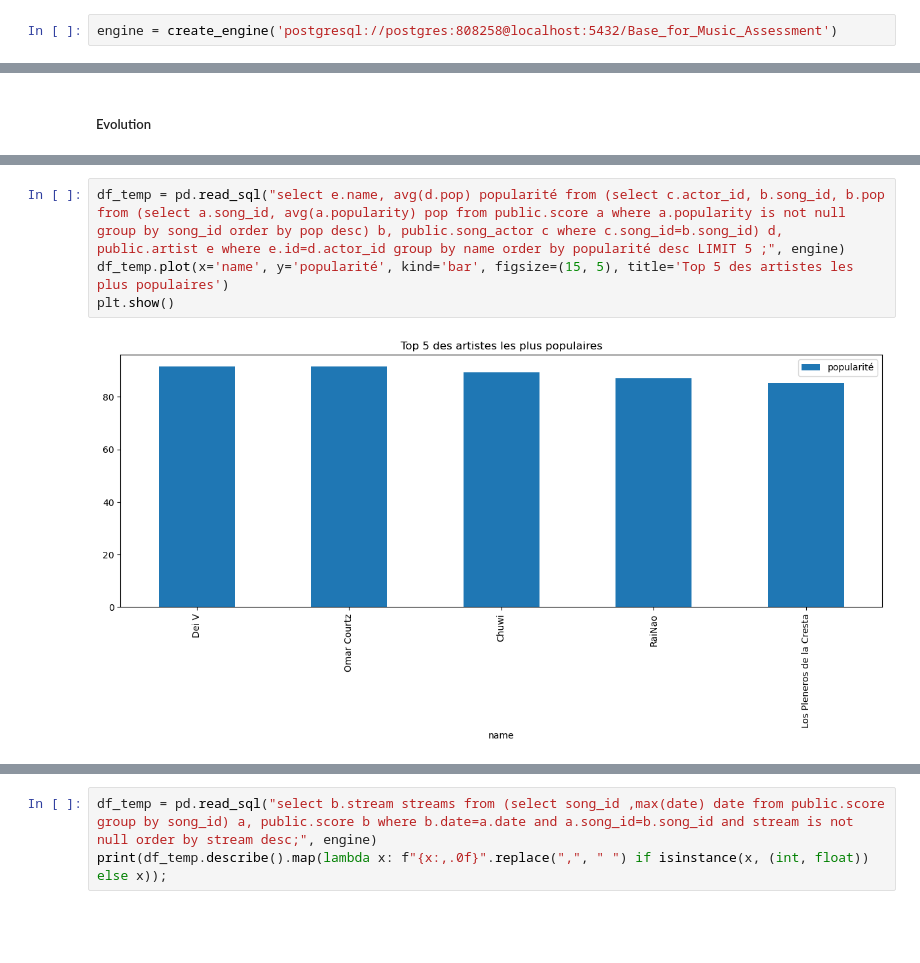
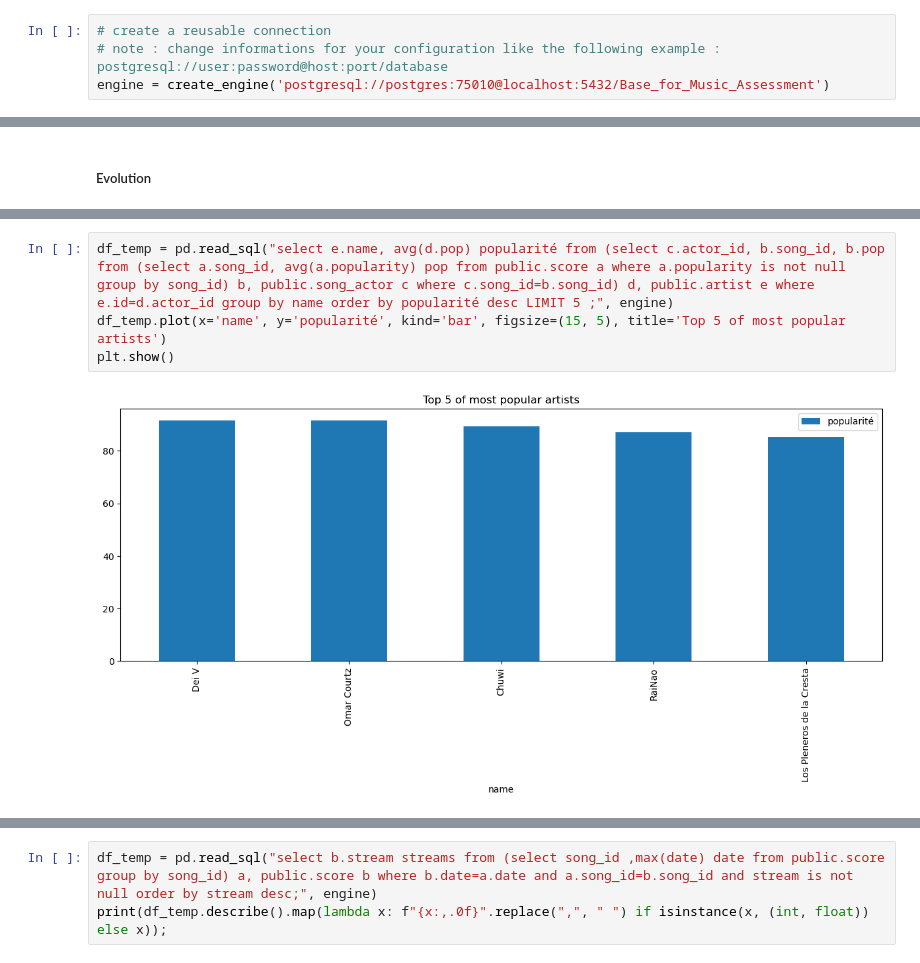
Before and after one commit to Marwan-bkr/Data_Project, a Jupyter notebook: Assessment.ipynb, the cells around one changed output, grey strips where cells are left out. Drawn from its saved outputs; the diff is of its cells as text; blank space fills up the shorter version.

```diff
--- a/Assessment.ipynb
+++ b/Assessment.ipynb
@@ -102,2 +116,4 @@ Name: summaries, Length: 12319, dtype: object
 # %%
-engine = create_engine('postgresql://postgres:808258@localhost:5432/Base_for_Music_Assessment')
+# create a reusable connection
+# note : change informations for your configuration like the following example : postgresql://user:password@host:port/database
+engine = create_engine('postgresql://postgres:75010@localhost:5432/Base_for_Music_Assessment')
@@ -280,8 +318,8 @@ plt.show()
 # %%
-df_temp = pd.read_sql("select e.name, avg(d.pop) popularité from (select c.actor_id, b.song_id, b.pop from (select a.song_id, avg(a.popularity) pop from public.score a where a.popularity is not null group by song_id order by pop desc) b, public.song_actor c where c.song_id=b.song_id) d, public.artist e where e.id=d.actor_id group by name order by popularité desc LIMIT 5 ;", engine)
-df_temp.plot(x='name', y='popularité', kind='bar', figsize=(15, 5), title='Top 5 des artistes les plus populaires')
+df_temp = pd.read_sql("select e.name, avg(d.pop) popularité from (select c.actor_id, b.song_id, b.pop from (select a.song_id, avg(a.popularity) pop from public.score a where a.popularity is not null group by song_id) b, public.song_actor c where c.song_id=b.song_id) d, public.artist e where e.id=d.actor_id group by name order by popularité desc LIMIT 5 ;", engine)
+df_temp.plot(x='name', y='popularité', kind='bar', figsize=(15, 5), title='Top 5 of most popular artists')
 plt.show()
 # %% [output]
-[figure, old version]
+[figure, new version]
 # %%
 df_temp = pd.read_sql("SELECT a.name , count(actor_id) morceaux FROM public.artist a ,public.song_actor b  where a.id=b.actor_id group by name order by morceaux desc LIMIT 5 ;", engine)
```
Also changed, not shown: parts of 65 cells of this notebook, 5 other files.
